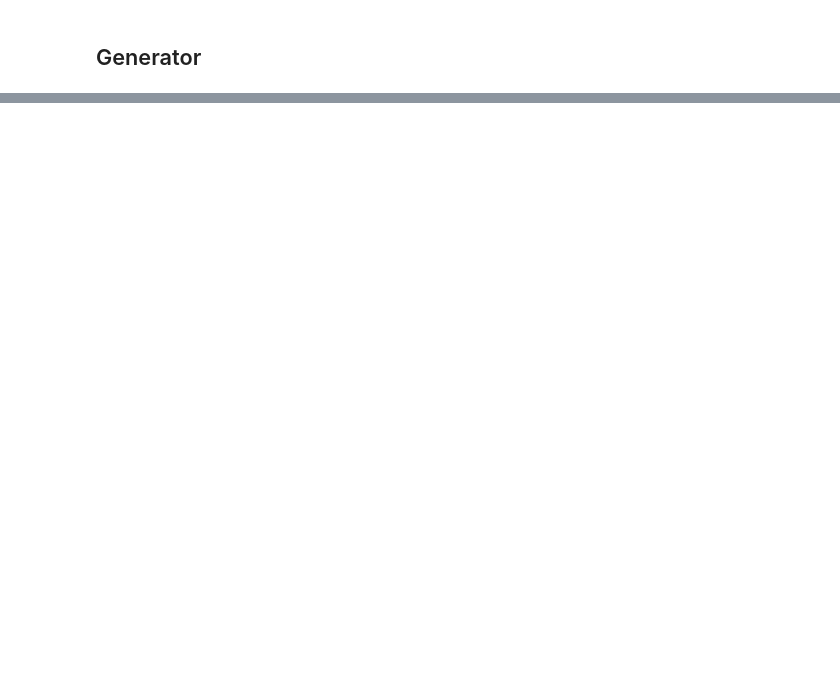
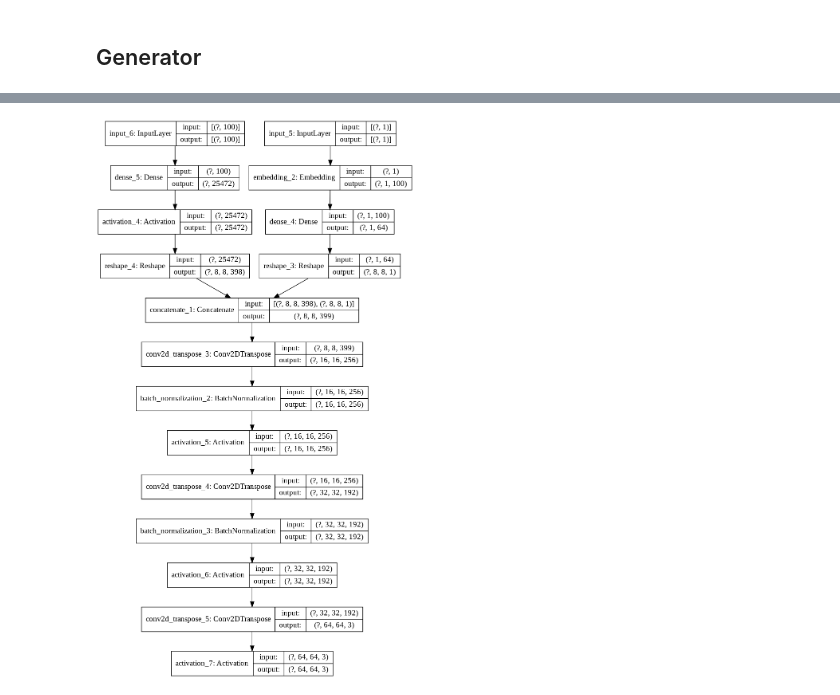
Before and after one commit to sambitdash/EVA-2-Group, a Jupyter notebook: Session-19/ACGAN_Gen.ipynb, the cells around one changed output, grey strips where cells are left out. Saved outputs shown, nothing was run; the diff lists cells and outputs as text; code cells hidden in the pictures; blank space fills up the shorter version.

```diff
--- a/Session-19/ACGAN_Gen.ipynb
+++ b/Session-19/ACGAN_Gen.ipynb
@@ -93,3 +91,8 @@ Total params: 6,378,379
 Trainable params: 6,377,483
 Non-trainable params: 896
 __________________________________________________________________________________________________
+# %%
+# plot the model
+plot_model(model_gen, to_file= 'generator_plot.png' , show_shapes=True, show_layer_names=True)
+# %% [output]
+[figure, added]
```
Also changed, not shown: parts of 2 cells of this notebook.
